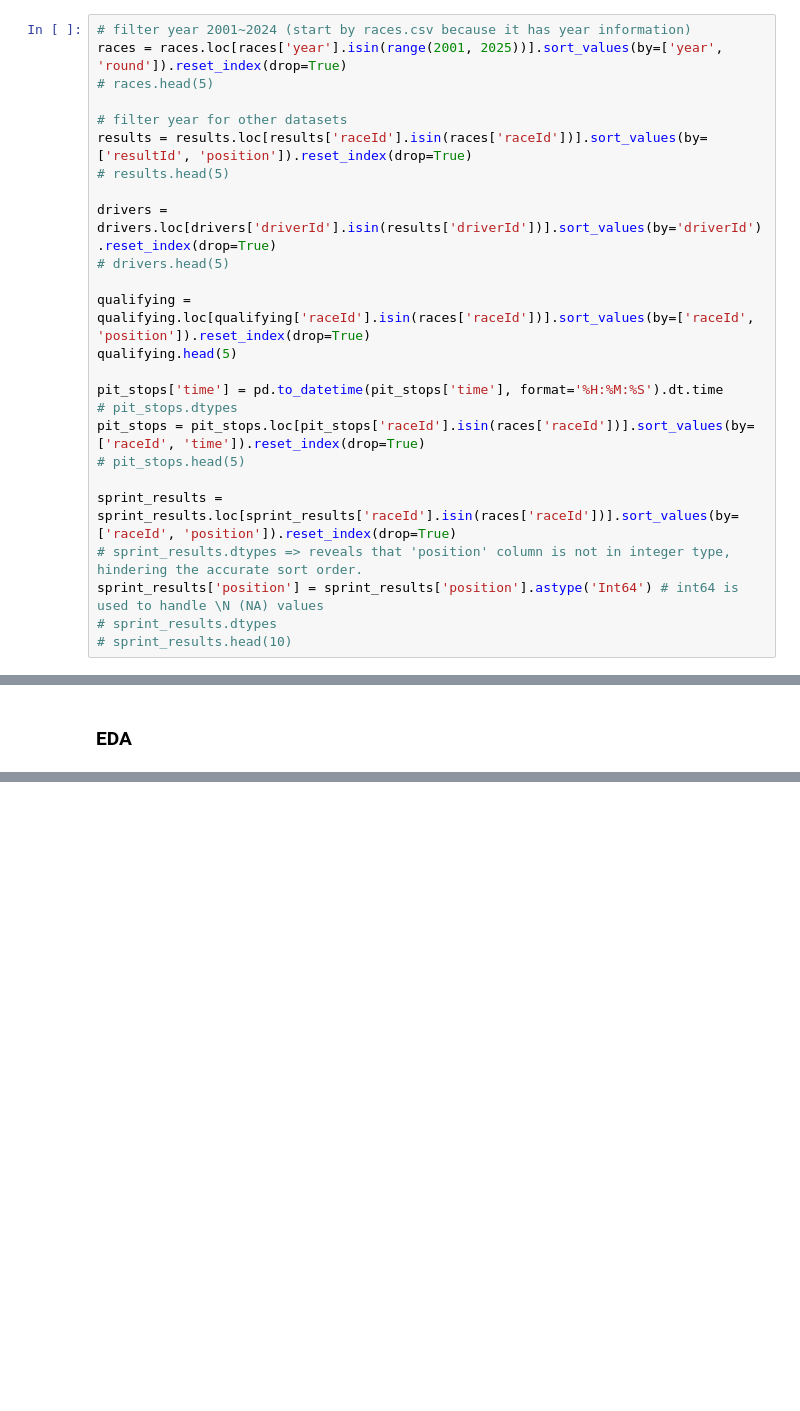
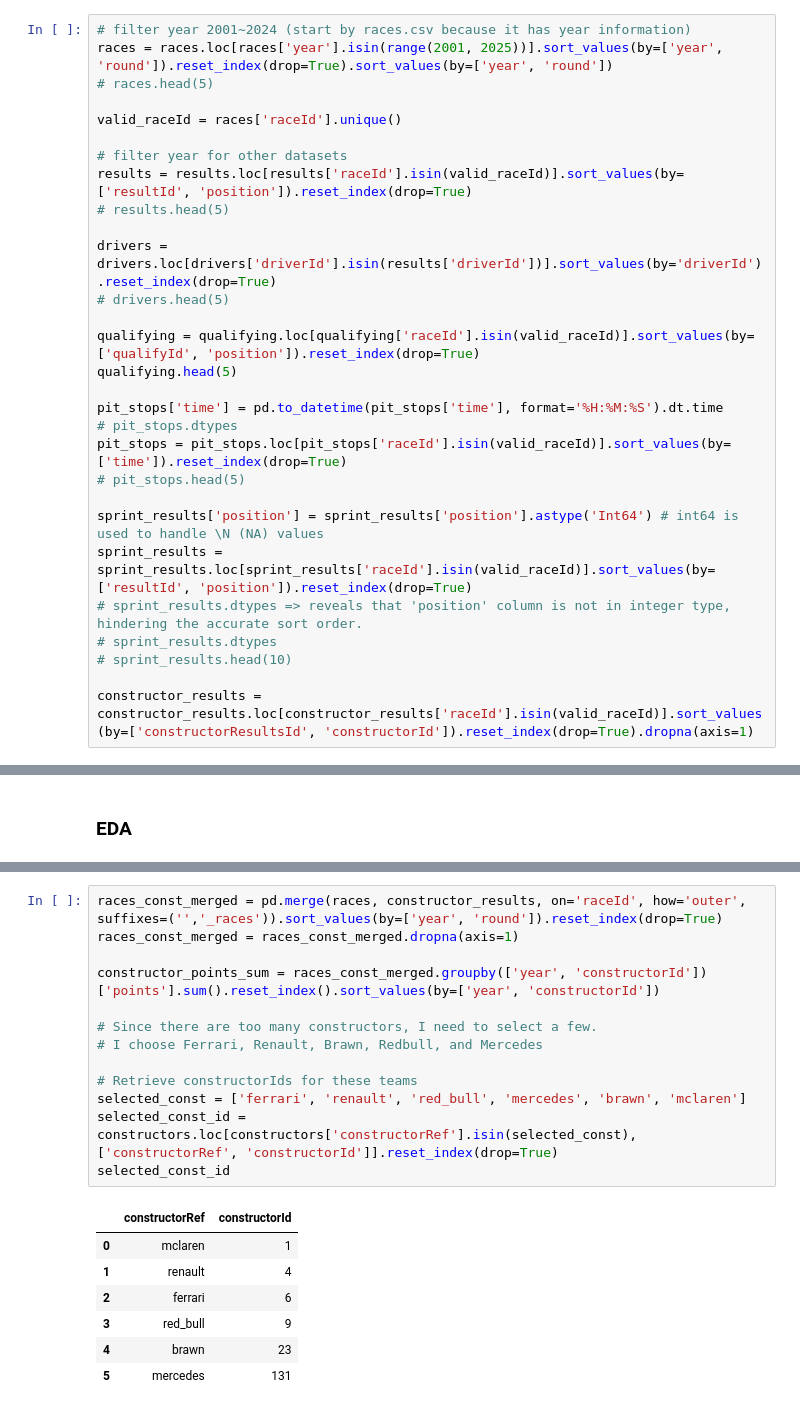
Before and after one commit to otola03/Kaggle_Studies, a Jupyter notebook: f1_analysis/f1_data_stat_project.ipynb, the cells around one changed output, grey strips where cells are left out. Cells and saved outputs as stored; diff of their text form; blank space fills up the shorter version.

```diff
--- a/f1_analysis/f1_data_stat_project.ipynb
+++ b/f1_analysis/f1_data_stat_project.ipynb
@@ -34,28 +39,32 @@ sprint_results = pd.read_csv('./data/sprint_results.csv', na_values='\\N')
 # %%
 # filter year 2001~2024 (start by races.csv because it has year information)
-races = races.loc[races['year'].isin(range(2001, 2025))].sort_values(by=['year', 'round']).reset_index(drop=True)
+races = races.loc[races['year'].isin(range(2001, 2025))].sort_values(by=['year', 'round']).reset_index(drop=True).sort_values(by=['year', 'round'])
 # races.head(5)
 
+valid_raceId = races['raceId'].unique()
+
 # filter year for other datasets
-results = results.loc[results['raceId'].isin(races['raceId'])].sort_values(by=['resultId', 'position']).reset_index(drop=True)
+results = results.loc[results['raceId'].isin(valid_raceId)].sort_values(by=['resultId', 'position']).reset_index(drop=True)
 # results.head(5)
 
 drivers = drivers.loc[drivers['driverId'].isin(results['driverId'])].sort_values(by='driverId').reset_index(drop=True)
 # drivers.head(5)
 
-qualifying = qualifying.loc[qualifying['raceId'].isin(races['raceId'])].sort_values(by=['raceId', 'position']).reset_index(drop=True)
+qualifying = qualifying.loc[qualifying['raceId'].isin(valid_raceId)].sort_values(by=['qualifyId', 'position']).reset_index(drop=True)
 qualifying.head(5)
 
 pit_stops['time'] = pd.to_datetime(pit_stops['time'], format='%H:%M:%S').dt.time
 # pit_stops.dtypes
-pit_stops = pit_stops.loc[pit_stops['raceId'].isin(races['raceId'])].sort_values(by=['raceId', 'time']).reset_index(drop=True)
+pit_stops = pit_stops.loc[pit_stops['raceId'].isin(valid_raceId)].sort_values(by=['time']).reset_index(drop=True)
 # pit_stops.head(5)
 
-sprint_results = sprint_results.loc[sprint_results['raceId'].isin(races['raceId'])].sort_values(by=['raceId', 'position']).reset_index(drop=True)
+sprint_results['position'] = sprint_results['position'].astype('Int64') # int64 is used to handle \N (NA) values
+sprint_results = sprint_results.loc[sprint_results['raceId'].isin(valid_raceId)].sort_values(by=['resultId', 'position']).reset_index(drop=True)
 # sprint_results.dtypes => reveals that 'position' column is not in integer type, hindering the accurate sort order.
-sprint_results['position'] = sprint_results['position'].astype('Int64') # int64 is used to handle \N (NA) values
 # sprint_results.dtypes
 # sprint_results.head(10)
+
+constructor_results = constructor_results.loc[constructor_results['raceId'].isin(valid_raceId)].sort_values(by=['constructorResultsId', 'constructorId']).reset_index(drop=True).dropna(axis=1)
 # %% [markdown]
 #### Checking duplicates (Deduplication)
 # %%
@@ -78,0 +94,21 @@ Great, it seems there are no duplicates in these data!
+# %%
+races_const_merged = pd.merge(races, constructor_results, on='raceId', how='outer', suffixes=('','_races')).sort_values(by=['year', 'round']).reset_index(drop=True)
+races_const_merged = races_const_merged.dropna(axis=1)
+
+constructor_points_sum = races_const_merged.groupby(['year', 'constructorId'])['points'].sum().reset_index().sort_values(by=['year', 'constructorId'])
+
+# Since there are too many constructors, I need to select a few.
+# I choose Ferrari, Renault, Brawn, Redbull, and Mercedes
+
+# Retrieve constructorIds for these teams
+selected_const = ['ferrari', 'renault', 'red_bull', 'mercedes', 'brawn', 'mclaren']
+selected_const_id = constructors.loc[constructors['constructorRef'].isin(selected_const), ['constructorRef', 'constructorId']].reset_index(drop=True)
+selected_const_id
+# %% [output]
+|  | constructorRef | constructorId |
+| 0 | mclaren | 1 |
+| 1 | renault | 4 |
+| 2 | ferrari | 6 |
+| 3 | red_bull | 9 |
+| 4 | brawn | 23 |
+| 5 | mercedes | 131 |
```
Also changed, not shown: parts of 9 cells of this notebook, 2 other files.
